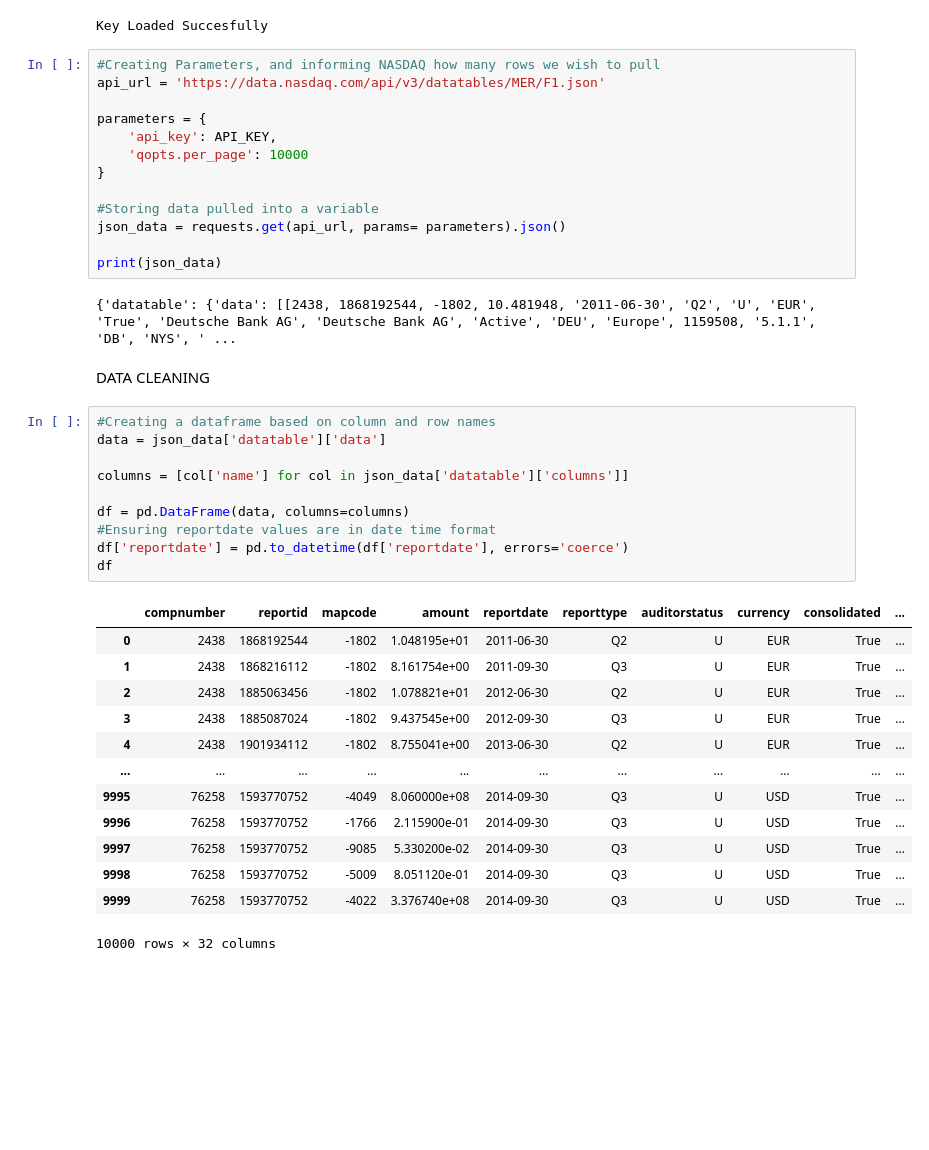
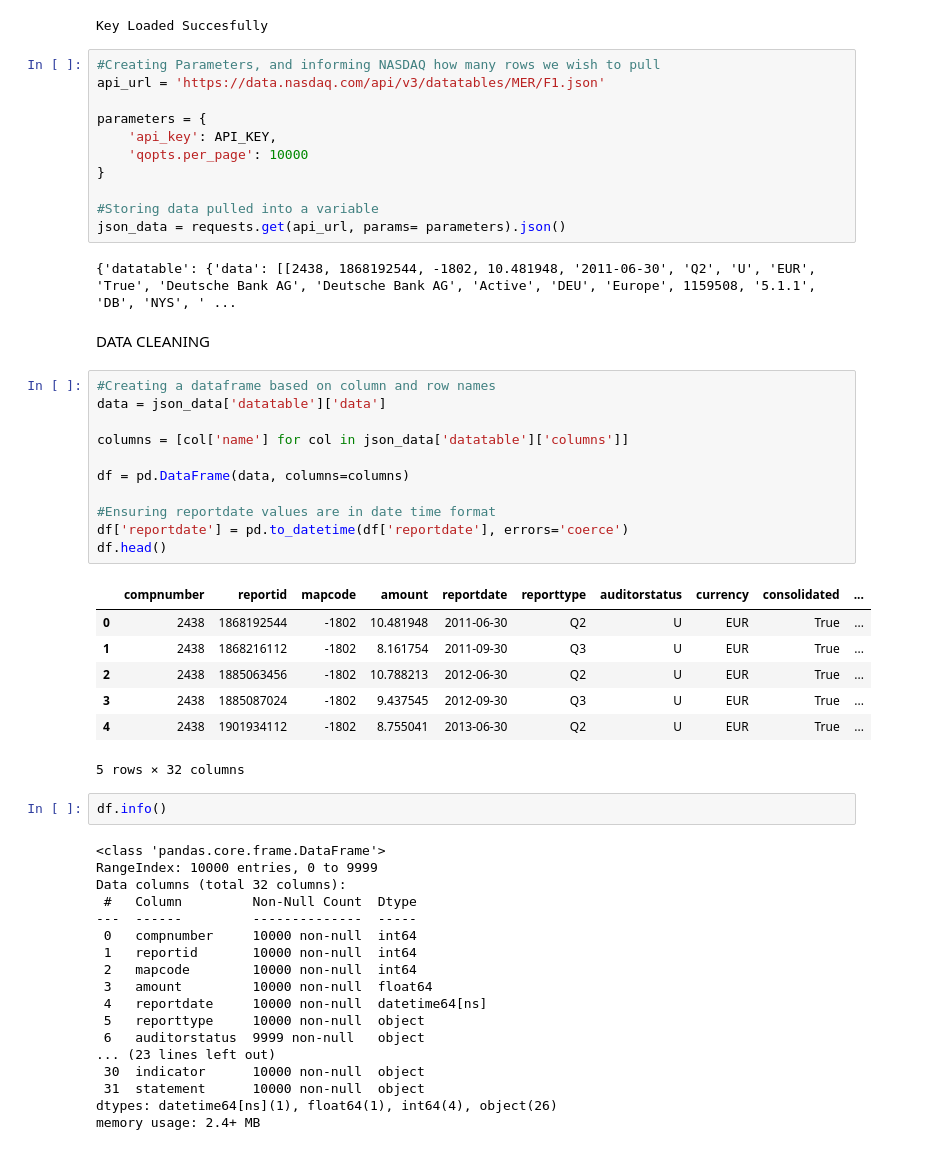
Before and after one commit to eanderson66-gsu/Financial-Analysis-with-Python, a Jupyter notebook: Main.ipynb, the cells around one changed output. Cells and saved outputs as stored; diff of their text form; blank space fills up the shorter version.

```diff
--- a/Main.ipynb
+++ b/Main.ipynb
@@ -24,8 +24,6 @@ parameters = {
 
 #Storing data pulled into a variable
 json_data = requests.get(api_url, params= parameters).json()
-
-print(json_data)
 # %% [output]
 {'datatable': {'data': [[2438, 1868192544, -1802, 10.481948, '2011-06-30', 'Q2', 'U', 'EUR', 'True', 'Deutsche Bank AG', 'Deutsche Bank AG', 'Active', 'DEU', 'Europe', 1159508, '5.1.1', 'DB', 'NYS', ' ...
 # %% [markdown]
@@ -33,24 +31,39 @@ DATA CLEANING
 # %%
 #Creating a dataframe based on column and row names
 data = json_data['datatable']['data']
 
 columns = [col['name'] for col in json_data['datatable']['columns']]
 
 df = pd.DataFrame(data, columns=columns)
+
 #Ensuring reportdate values are in date time format
 df['reportdate'] = pd.to_datetime(df['reportdate'], errors='coerce')
-df
+df.head()
 # %% [output]
 |  | compnumber | reportid | mapcode | amount | reportdate | reporttype | auditorstatus | currency | consolidated | ... |
-| 0 | 2438 | 1868192544 | -1802 | 1.048195e+01 | 2011-06-30 | Q2 | U | EUR | True | ... |
-| 1 | 2438 | 1868216112 | -1802 | 8.161754e+00 | 2011-09-30 | Q3 | U | EUR | True | ... |
-| 2 | 2438 | 1885063456 | -1802 | 1.078821e+01 | 2012-06-30 | Q2 | U | EUR | True | ... |
-| 3 | 2438 | 1885087024 | -1802 | 9.437545e+00 | 2012-09-30 | Q3 | U | EUR | True | ... |
-| 4 | 2438 | 1901934112 | -1802 | 8.755041e+00 | 2013-06-30 | Q2 | U | EUR | True | ... |
-| ... | ... | ... | ... | ... | ... | ... | ... | ... | ... | ... |
-| 9995 | 76258 | 1593770752 | -4049 | 8.060000e+08 | 2014-09-30 | Q3 | U | USD | True | ... |
-| 9996 | 76258 | 1593770752 | -1766 | 2.115900e-01 | 2014-09-30 | Q3 | U | USD | True | ... |
-| 9997 | 76258 | 1593770752 | -9085 | 5.330200e-02 | 2014-09-30 | Q3 | U | USD | True | ... |
-| 9998 | 76258 | 1593770752 | -5009 | 8.051120e-01 | 2014-09-30 | Q3 | U | USD | True | ... |
-| 9999 | 76258 | 1593770752 | -4022 | 3.376740e+08 | 2014-09-30 | Q3 | U | USD | True | ... |
+| 0 | 2438 | 1868192544 | -1802 | 10.481948 | 2011-06-30 | Q2 | U | EUR | True | ... |
+| 1 | 2438 | 1868216112 | -1802 | 8.161754 | 2011-09-30 | Q3 | U | EUR | True | ... |
+| 2 | 2438 | 1885063456 | -1802 | 10.788213 | 2012-06-30 | Q2 | U | EUR | True | ... |
+| 3 | 2438 | 1885087024 | -1802 | 9.437545 | 2012-09-30 | Q3 | U | EUR | True | ... |
+| 4 | 2438 | 1901934112 | -1802 | 8.755041 | 2013-06-30 | Q2 | U | EUR | True | ... |
-10000 rows × 32 columns
+5 rows × 32 columns
+# %%
+df.info()
+# %% [output]
+<class 'pandas.core.frame.DataFrame'>
+RangeIndex: 10000 entries, 0 to 9999
+Data columns (total 32 columns):
+ #   Column         Non-Null Count  Dtype
+---  ------         --------------  -----
+ 0   compnumber     10000 non-null  int64
+ 1   reportid       10000 non-null  int64
+ 2   mapcode        10000 non-null  int64
+ 3   amount         10000 non-null  float64
+ 4   reportdate     10000 non-null  datetime64[ns]
+ 5   reporttype     10000 non-null  object
+ 6   auditorstatus  9999 non-null   object
+... (23 lines left out)
+ 30  indicator      10000 non-null  object
+ 31  statement      10000 non-null  object
+dtypes: datetime64[ns](1), float64(1), int64(4), object(26)
+memory usage: 2.4+ MB
```
Also changed, not shown: parts of 1 cell of this notebook.
